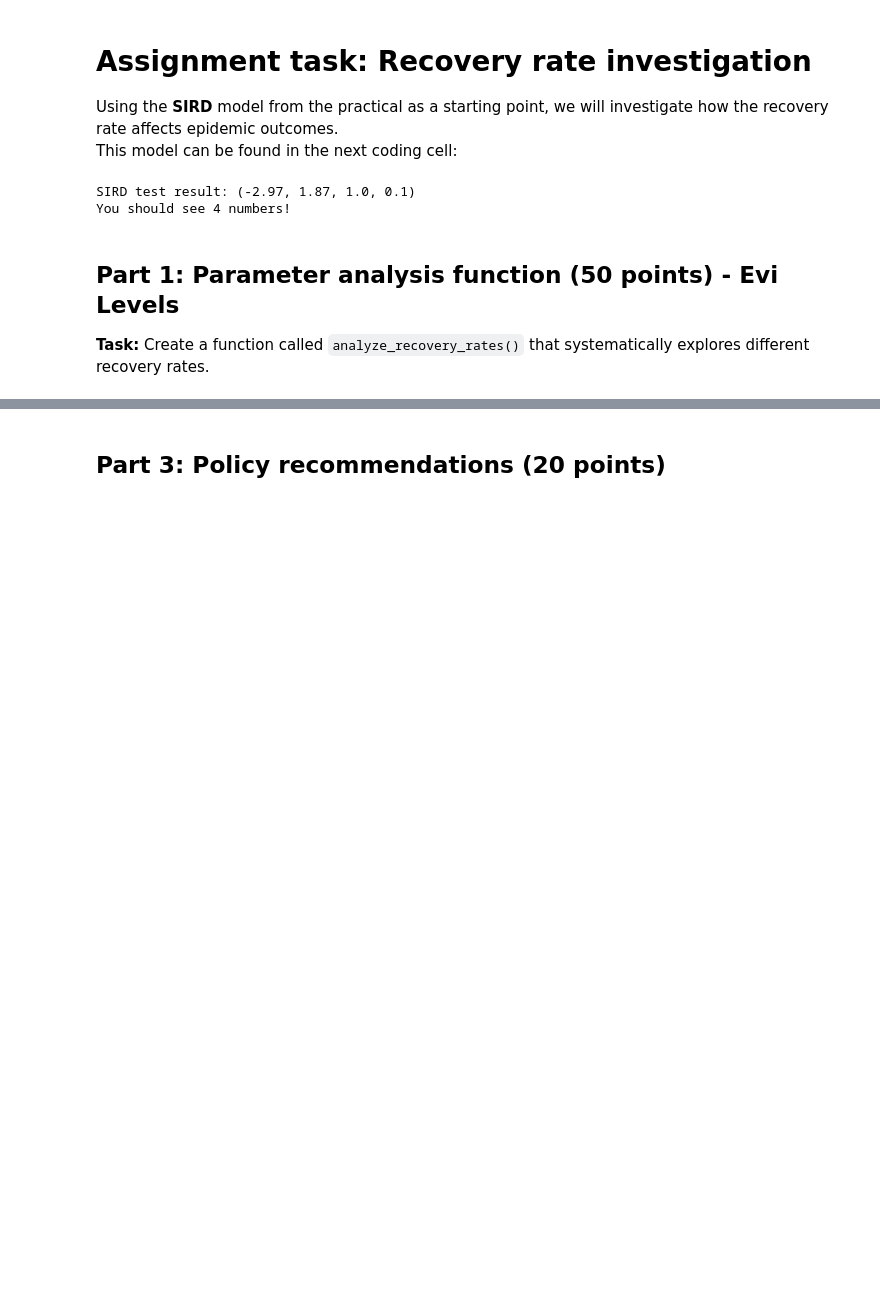
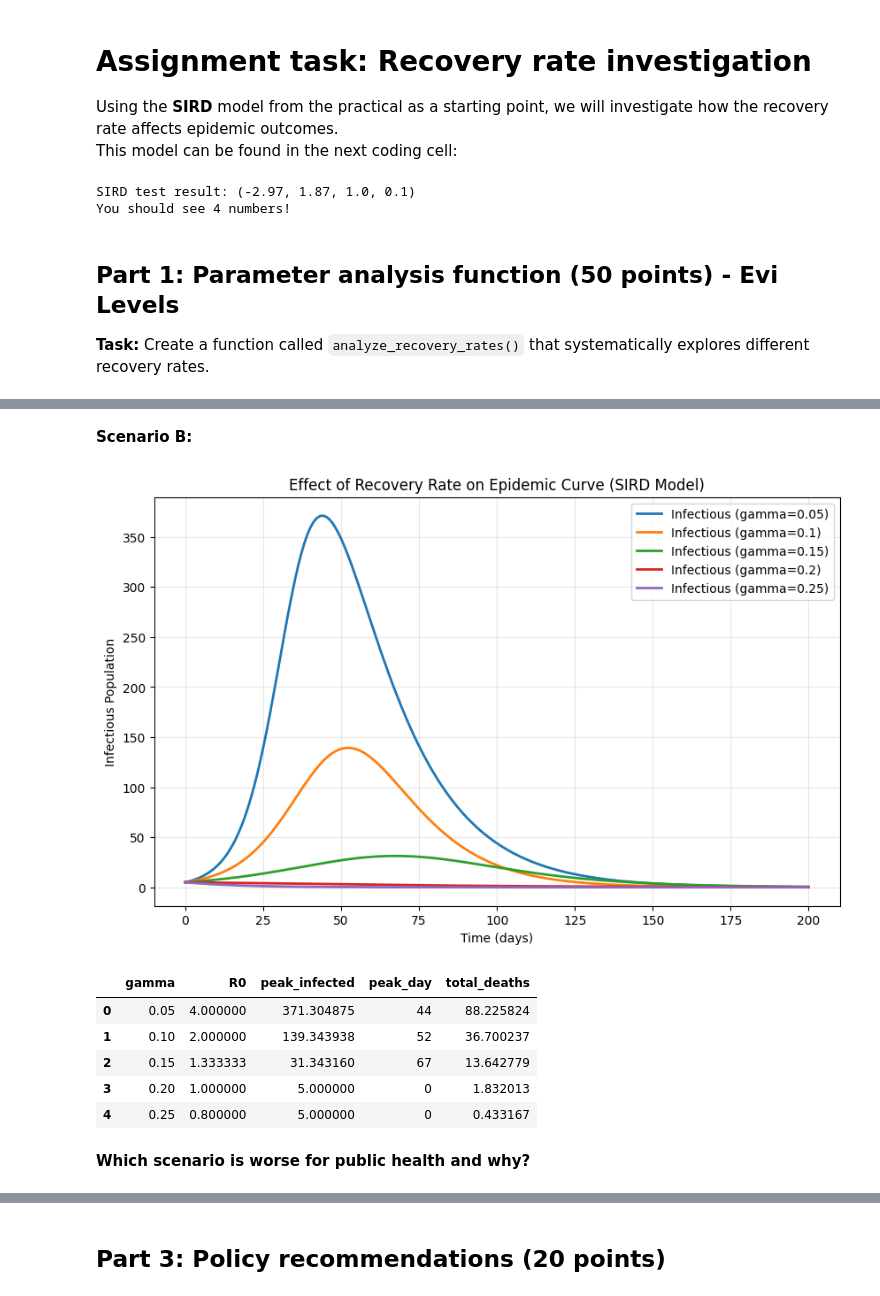
Before and after one commit to elevels20/Group_10_Biological_Systems, a Jupyter notebook: Assignment2/CodeAssignment2.ipynb, the cells around one changed output, grey strips where cells are left out. Saved outputs shown, nothing was run; the diff lists cells and outputs as text; code cells hidden in the pictures; blank space fills up the shorter version.

```diff
--- a/Assignment2/CodeAssignment2.ipynb
+++ b/Assignment2/CodeAssignment2.ipynb
@@ -137,0 +156,20 @@ def analyze_recovery_rates(beta, mu, N, I0, simulation_days):
+# %% [markdown]
+**Scenario B:**
+# %%
+beta=0.2
+mu=0.005
+N=1000
+I0=5
+simulation_days=200
+
+analyze_recovery_rates(beta, mu, N, I0, simulation_days)
+# %% [output]
+[figure, added]
+|  | gamma | R0 | peak_infected | peak_day | total_deaths |
+| 0 | 0.05 | 4.000000 | 371.304875 | 44 | 88.225824 |
+| 1 | 0.10 | 2.000000 | 139.343938 | 52 | 36.700237 |
+| 2 | 0.15 | 1.333333 | 31.343160 | 67 | 13.642779 |
+| 3 | 0.20 | 1.000000 | 5.000000 | 0 | 1.832013 |
+| 4 | 0.25 | 0.800000 | 5.000000 | 0 | 0.433167 |
+# %% [markdown]
+**Which scenario is worse for public health and why?**
```
Also changed, not shown: parts of 4 cells of this notebook.
